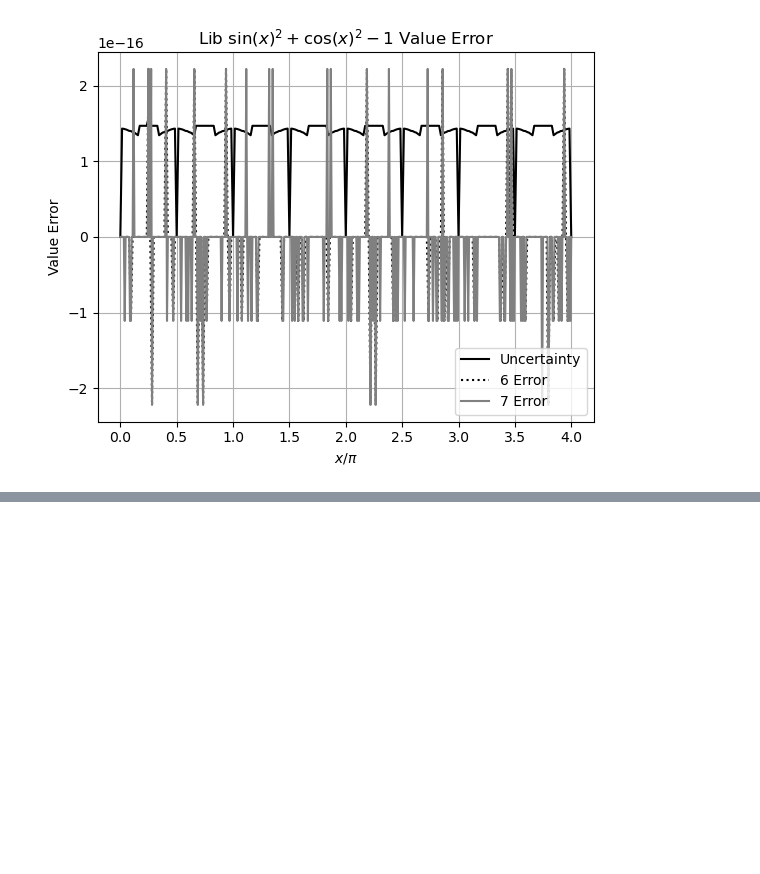
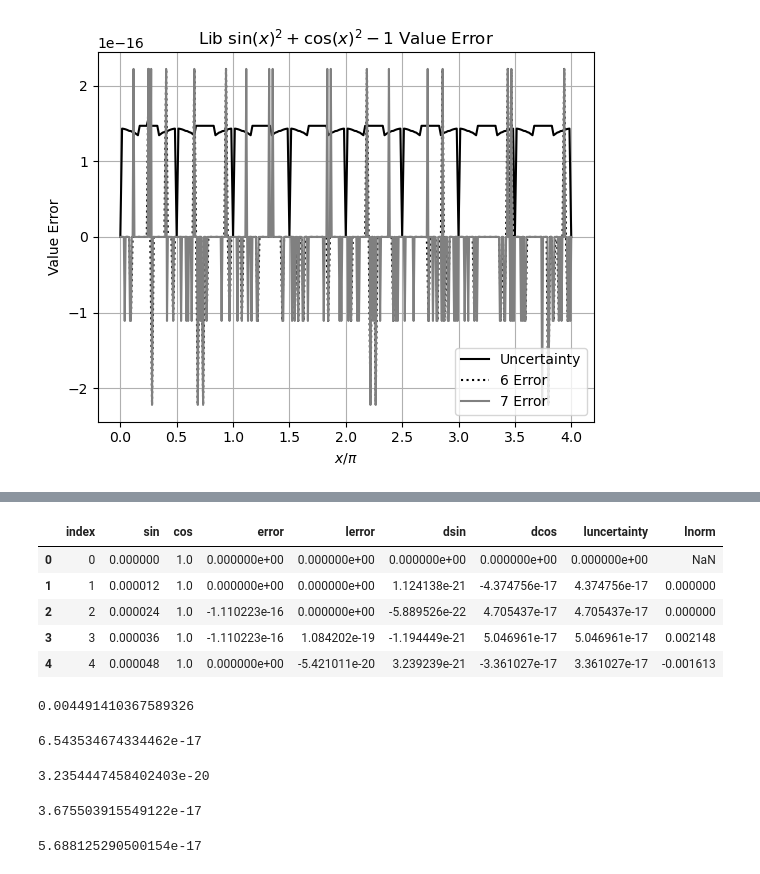
Before and after one commit to Chengpu0707/VarianceArithmetic, a Jupyter notebook: IPyNb/SinDiff.ipynb, the cells around one changed output, grey strips where cells are left out. Cells and saved outputs as stored; diff of their text form; code cells hidden in the pictures; blank space fills up the shorter version.

```diff
--- a/IPyNb/SinDiff.ipynb
+++ b/IPyNb/SinDiff.ipynb
@@ -271,0 +294,3 @@ CompareError(7, 8)
+# %%
+dfP = pd.read_csv("../Cpp/Output/IndexSin_Prec_Error.txt", sep='\t')
+dfP.head()
@@ -271,0 +304,32 @@ CompareError(7, 8)
+# %%
+dfP['luncertainty'] = np.sqrt(dfP['dsin']**2 + dfP['dcos']**2)
+dfP['lnorm'] = dfP['lerror'] / dfP['luncertainty']
+# %%
+dfP.head()
+# %% [output]
+|  | index | sin | cos | error | lerror | dsin | dcos | luncertainty | lnorm |
+| 0 | 0 | 0.000000 | 1.0 | 0.000000e+00 | 0.000000e+00 | 0.000000e+00 | 0.000000e+00 | 0.000000e+00 | NaN |
+| 1 | 1 | 0.000012 | 1.0 | 0.000000e+00 | 0.000000e+00 | 1.124138e-21 | -4.374756e-17 | 4.374756e-17 | 0.000000 |
+| 2 | 2 | 0.000024 | 1.0 | -1.110223e-16 | 0.000000e+00 | -5.889526e-22 | 4.705437e-17 | 4.705437e-17 | 0.000000 |
+| 3 | 3 | 0.000036 | 1.0 | -1.110223e-16 | 1.084202e-19 | -1.194449e-21 | 5.046961e-17 | 5.046961e-17 | 0.002148 |
+| 4 | 4 | 0.000048 | 1.0 | 0.000000e+00 | -5.421011e-20 | 3.239239e-21 | -3.361027e-17 | 3.361027e-17 | -0.001613 |
+# %%
+dfP['lnorm'].std()
+# %% [output]
+0.004491410367589326
+# %%
+dfP['error'].std()
+# %% [output]
+6.543534674334462e-17
+# %%
+dfP['lerror'].std()
+# %% [output]
+3.2354447458402403e-20
+# %%
+dfP['luncertainty'].std()
+# %% [output]
+3.675503915549122e-17
+# %%
+dfP['luncertainty'].mean()
+# %% [output]
+5.688125290500154e-17
```
Also changed, not shown: parts of 31 cells of this notebook, 54 other files.
